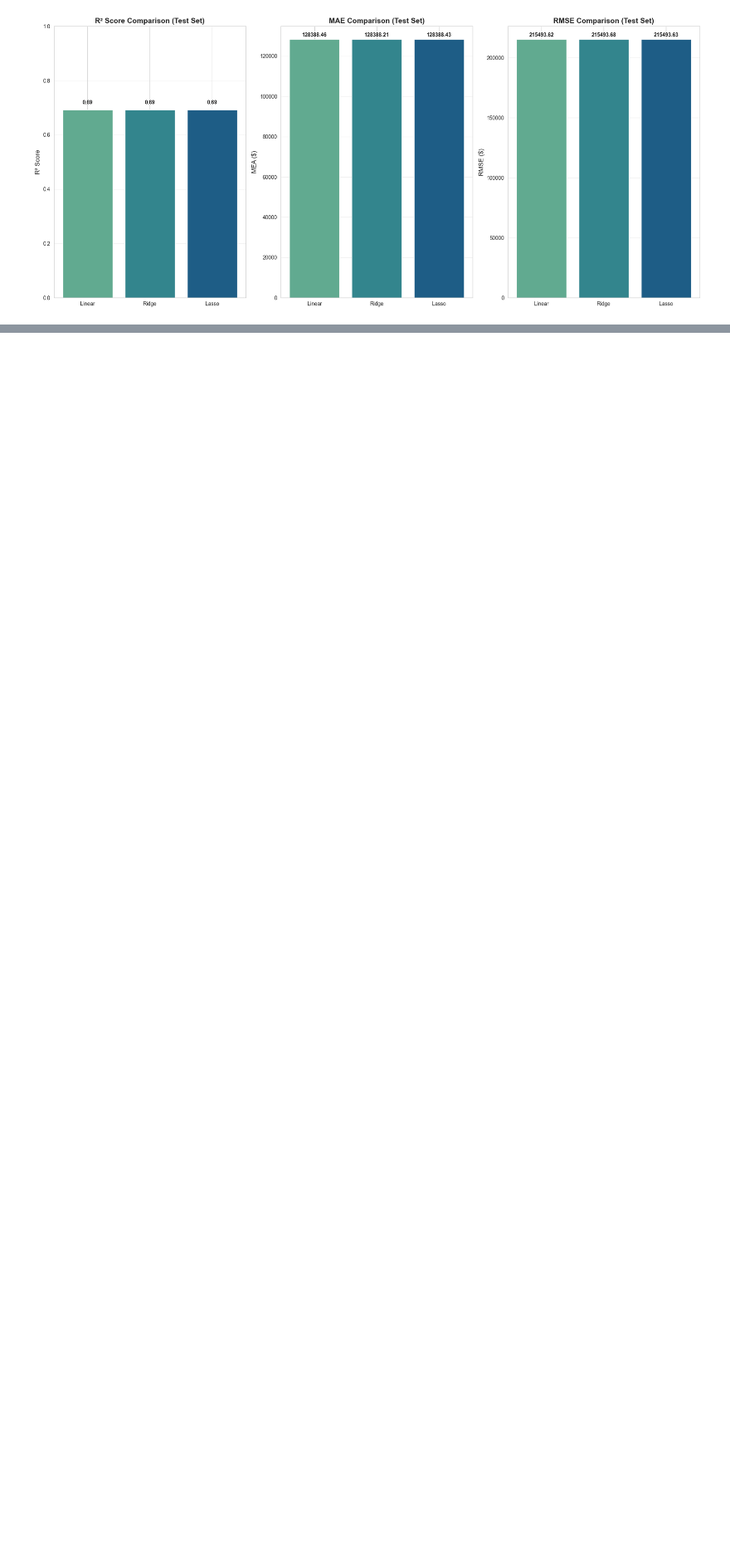
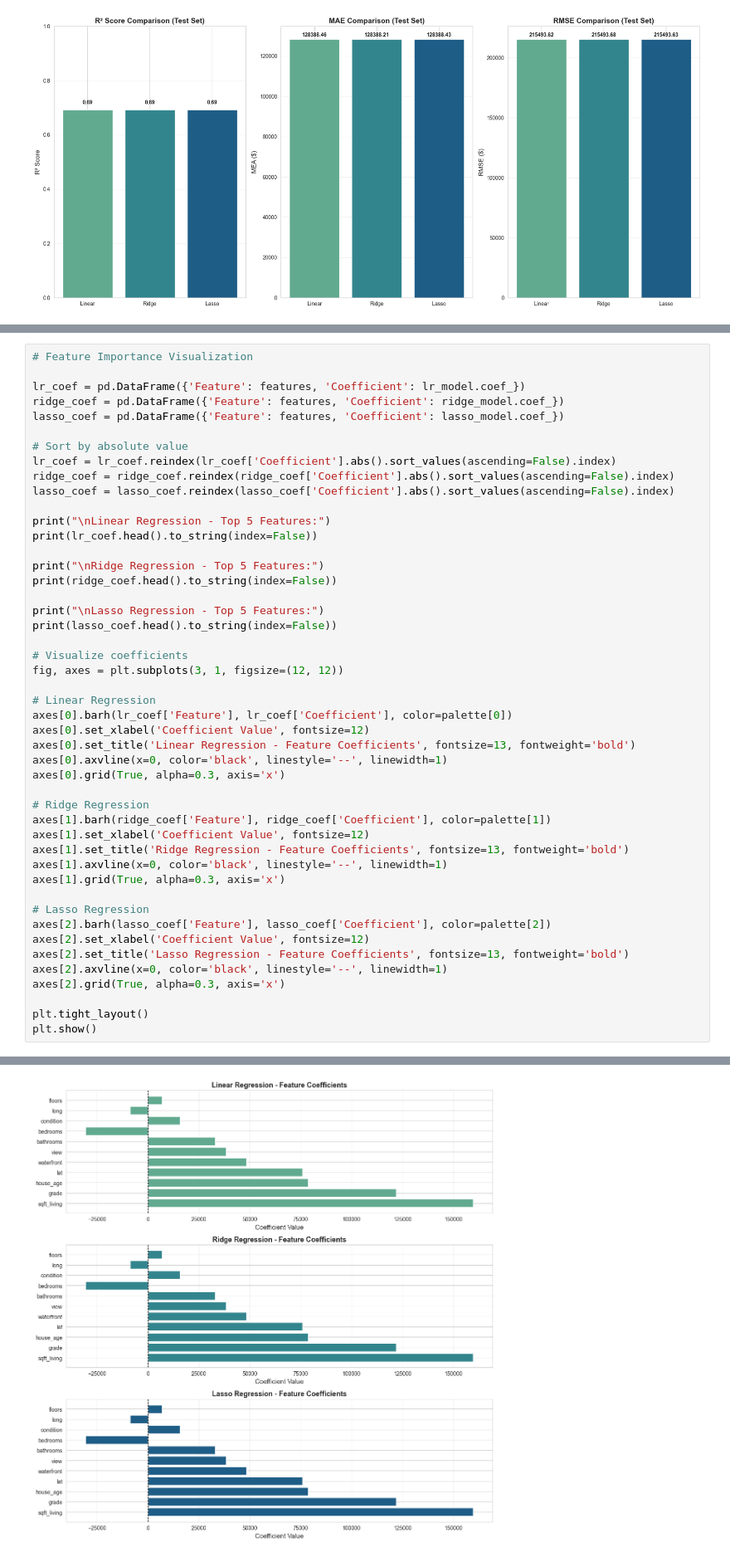
Before and after one commit to gnpthbalaji/house_price_ml_predictor, a Jupyter notebook: notebooks/03_model_eval.ipynb, the cells around one changed output, grey strips where cells are left out. Shown at 83% size. Saved outputs shown, nothing was run; the diff lists cells and outputs as text; blank space fills up the shorter version.

Commit message:
Feature, coefficient, error distribution comparison

```diff
--- a/notebooks/03_model_eval.ipynb
+++ b/notebooks/03_model_eval.ipynb
@@ -73,0 +150,48 @@ plt.show()
+# %%
+# Feature Importance Visualization
+
+lr_coef = pd.DataFrame({'Feature': features, 'Coefficient': lr_model.coef_})
+ridge_coef = pd.DataFrame({'Feature': features, 'Coefficient': ridge_model.coef_})
+lasso_coef = pd.DataFrame({'Feature': features, 'Coefficient': lasso_model.coef_})
+
+# Sort by absolute value
+lr_coef = lr_coef.reindex(lr_coef['Coefficient'].abs().sort_values(ascending=False).index)
+ridge_coef = ridge_coef.reindex(ridge_coef['Coefficient'].abs().sort_values(ascending=False).index)
+lasso_coef = lasso_coef.reindex(lasso_coef['Coefficient'].abs().sort_values(ascending=False).index)
+
+print("\nLinear Regression - Top 5 Features:")
+print(lr_coef.head().to_string(index=False))
+
+print("\nRidge Regression - Top 5 Features:")
+print(ridge_coef.head().to_string(index=False))
+
+print("\nLasso Regression - Top 5 Features:")
+print(lasso_coef.head().to_string(index=False))
+
+# Visualize coefficients
+fig, axes = plt.subplots(3, 1, figsize=(12, 12))
+
+# Linear Regression
+axes[0].barh(lr_coef['Feature'], lr_coef['Coefficient'], color=palette[0])
+axes[0].set_xlabel('Coefficient Value', fontsize=12)
+axes[0].set_title('Linear Regression - Feature Coefficients', fontsize=13, fontweight='bold')
+axes[0].axvline(x=0, color='black', linestyle='--', linewidth=1)
+axes[0].grid(True, alpha=0.3, axis='x')
+
+# Ridge Regression
+axes[1].barh(ridge_coef['Feature'], ridge_coef['Coefficient'], color=palette[1])
+axes[1].set_xlabel('Coefficient Value', fontsize=12)
+axes[1].set_title('Ridge Regression - Feature Coefficients', fontsize=13, fontweight='bold')
+axes[1].axvline(x=0, color='black', linestyle='--', linewidth=1)
+axes[1].grid(True, alpha=0.3, axis='x')
+
+# Lasso Regression
+axes[2].barh(lasso_coef['Feature'], lasso_coef['Coefficient'], color=palette[2])
+axes[2].set_xlabel('Coefficient Value', fontsize=12)
+axes[2].set_title('Lasso Regression - Feature Coefficients', fontsize=13, fontweight='bold')
+axes[2].axvline(x=0, color='black', linestyle='--', linewidth=1)
+axes[2].grid(True, alpha=0.3, axis='x')
+
+plt.tight_layout()
+plt.show()
+# %% [output]
@@ -73,0 +215 @@ plt.show()
+[figure, added]
```
Also changed, not shown: parts of 5 cells of this notebook.
